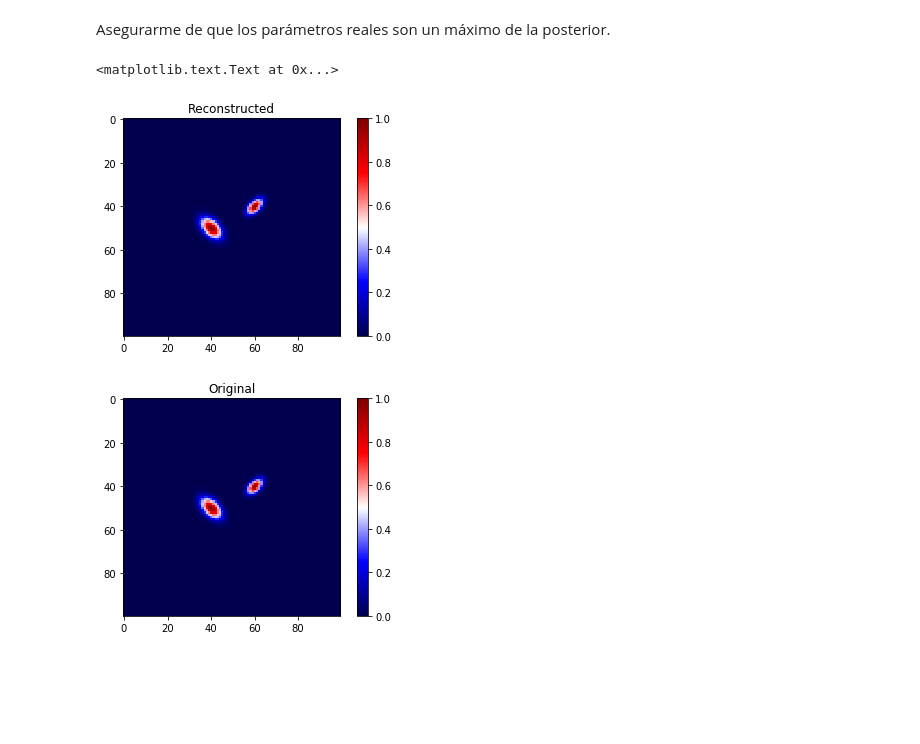
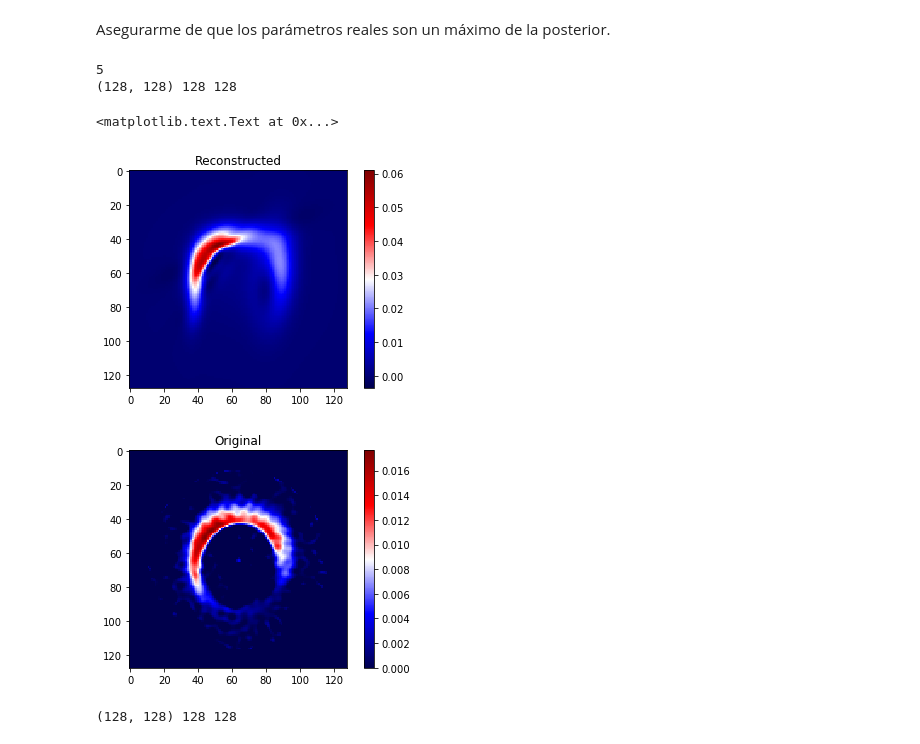
Before and after one commit to lerkoah/BayesianInterferometryIDS, a Jupyter notebook: src/anisotripic-model.ipynb, the cells around one changed output. Drawn from its saved outputs; the diff is of its cells as text; code cells hidden in the pictures; blank space fills up the shorter version.

```diff
--- a/src/anisotripic-model.ipynb
+++ b/src/anisotripic-model.ipynb
@@ -8,7 +8,7 @@ import scipy.io as sio
 import matplotlib.pyplot as plt
 %matplotlib inline
 # %%
-control = 0 # 0: sinthetic; 1: real
+control = 1 # 0: sinthetic; 1: real
 mycmap = 'seismic'
 np.random.seed(51)
 # %%
@@ -53,9 +53,12 @@ if control:
     fileName = 'Dataset_ALMA_11_07_17.mat'
     fullPath = path +'/' + fileName
     data = sio.loadmat(fullPath)
+    imageName = 'name_HD142527'
+    img = data['Dataset'][imageName][0,0]['size_128x128'][0,0]
+    IMAGE_SIZE_X, IMAGE_SIZE_Y = img.shape
+    x = np.arange(IMAGE_SIZE_X)
+    y = np.arange(IMAGE_SIZE_Y)
 
-    img = data['Dataset']['name_3c286'][0,0]['size_128x128'][0,0]
-    IMAGE_SIZE_X, IMAGE_SIZE_Y = img.shape
     print(data['Dataset'].dtype)
 elif not control:
     x = np.arange(100)
@@ -265,7 +260,7 @@ if control == 0:
 # %%
 #from scipy import optimize
 numberOfSamplings = U.shape[0]
-numberOfBasis = 6
+numberOfBasis = 1500
 rbf_model = pm.Model()
 
 init_s = 20
@@ -284,9 +279,20 @@ with rbf_model:
     alpha_s = pm.HalfNormal('alpha_s', sd=alpha_sd, shape = (numberOfBasis))
     alpha_model = pm.Normal('alpha', mu=0, sd=1./alpha_s, shape = (numberOfBasis))
 
-    s1_model = pm.Gamma('s1', alpha = beta_0*init_s+2, beta=beta_0, shape = (numberOfBasis,1))
-    s2_model = pm.Gamma('s2', alpha = beta_0*init_s+2, beta=beta_0, shape = (numberOfBasis,1))
-    s12_model = pm.Normal('s12', mu=0, sd=s12_sd, shape = (numberOfBasis,1))
+#     sd_dist_sigma_visibility = pm.Normal.dist(0.,0.1)
+#     packed_chol_sigma_visibility = pm.LKJCholeskyCov('chol_cov_sigma_visibility', eta=2, n=2, sd_dist=sd_dist_sigma_visibility)
+    lambda1 = pm.Gamma('lambda_1', alpha = beta_0*init_s+2, beta=beta_0, shape = (numberOfBasis,1))
+    lambda2 = pm.Normal('lambda_2', mu = 0, sd=20, shape = (numberOfBasis,1))
+    lambda3 = pm.Gamma('lambda_3', alpha = beta_0*init_s+2, beta=beta_0, shape = (numberOfBasis,1))
+
+
+
+#     s1_model = pm.Gamma('s1', alpha = beta_0*init_s+2, beta=beta_0, shape = (numberOfBasis,1))
+#     s2_model = pm.Gamma('s2', alpha = beta_0*init_s+2, beta=beta_0, shape = (numberOfBasis,1))
+#     s12_model = pm.Normal('s12', mu=0, sd=s12_sd, shape = (numberOfBasis,1))
+    s1_model  = tt.pow(lambda1,2.0)
+    s2_model  = tt.pow(lambda2,2.0) + tt.pow(lambda3,2.0)
+    s12_model = lambda1*lambda2
 
     a_model = -0.5*s2_model/(s1_model*s2_model-tt.pow(s12_model,2.0))
     b_model = -0.5*s1_model/(s1_model*s2_model-tt.pow(s12_model,2.0))
@@ -338,38 +344,51 @@ Asegurarme de que los parámetros reales son un máximo de la posterior.
 # %%
 e_test = estimation['e']
 f_test = estimation['f']
-s1_test = np.exp(estimation['s1_log__'])
-s2_test = np.exp(estimation['s2_log__'])
-# print('s1:')
-# print(s1_test)
-# print('s2:')
-# print(s2_test)
-s12_test = estimation['s12']
+s1_test = np.exp(estimation['lambda_1_log__'])**2
+s2_test = estimation['lambda_2']**2 + np.exp(estimation['lambda_3_log__'])**2
+s12_test = np.exp(estimation['lambda_1_log__'])*estimation['lambda_2']
 
 a_test = -0.5*s2_test/(s1_test*s2_test-s12_test**2)
 b_test = -0.5*s1_test/(s1_test*s2_test-s12_test**2)
 c_test = s12_test/(s1_test*s2_test-s12_test**2)
 
 beta_test = np.sqrt(2*np.pi)*estimation['alpha'][:,np.newaxis]*np.sqrt(4.*a_test*b_test-c_test**2)
+# beta_test = (beta_test/np.max(beta_test) > 1e-3)*beta_test
+# print(np.sqrt(4.*a_test*b_test-c_test**2))
+print(np.count_nonzero(beta_test/np.max(beta_test) > 1e-3))
 
 Im_reconstructed = np.zeros((IMAGE_SIZE_X,IMAGE_SIZE_Y))
+print(Im_reconstructed.shape, IMAGE_SIZE_X, IMAGE_SIZE_Y)
 for k in range(numberOfBasis):
     for i in range(IMAGE_SIZE_X):
         for j in range(IMAGE_SIZE_Y):
             Im_reconstructed[i,j] = Im_reconstructed[i,j] + beta_test[k]*psi(x[i],y[j],a_test[k],b_test[k],c_test[k],e_test[k],f_test[k])
+# %% [output]
+5
+(128, 128) 128 128
 # %%
 plt.figure()
-plt.imshow(Im_reconstructed/np.max(Im_reconstructed), cmap=mycmap)
+plt.imshow(Im_reconstructed/np.sqrt(2*np.pi), cmap=mycmap)
 plt.colorbar()
 plt.grid('off')
 plt.title('Reconstructed')
 
 plt.figure()
 plt.imshow(img, cmap=mycmap)
 plt.colorbar()
 plt.grid('off')
 plt.title('Original')
 # %% [output]
 <matplotlib.text.Text at 0x...>
-[figure, old version]
+[figure, new version]
-[figure, old version]
+[figure, new version]
+# %%
+V_reconstructed = np.zeros((IMAGE_SIZE_X,IMAGE_SIZE_Y), dtype=np.complex)
+print(V_reconstructed.shape, IMAGE_SIZE_X, IMAGE_SIZE_Y)
+alpha_test = estimation['alpha']
+for k in range(numberOfBasis):
+    for i in range(IMAGE_SIZE_X):
+        for j in range(IMAGE_SIZE_Y):
+            V_reconstructed[i,j] = V_reconstructed[i,j] + alpha_test[k]*phi(np.array([x[i]/(IMAGE_SIZE_Y),y[j]/(IMAGE_SIZE_X)]),a_test[k],b_test[k],c_test[k],e_test[k],f_test[k])
+# %% [output]
+(128, 128) 128 128
```
Also changed, not shown: parts of 13 cells of this notebook, 13 other files.
